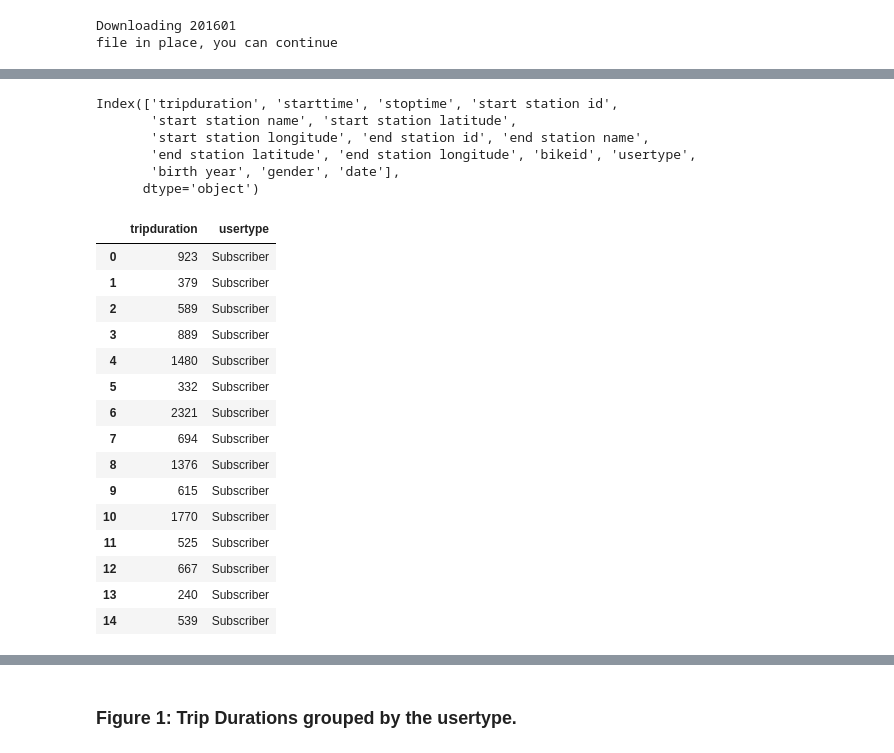
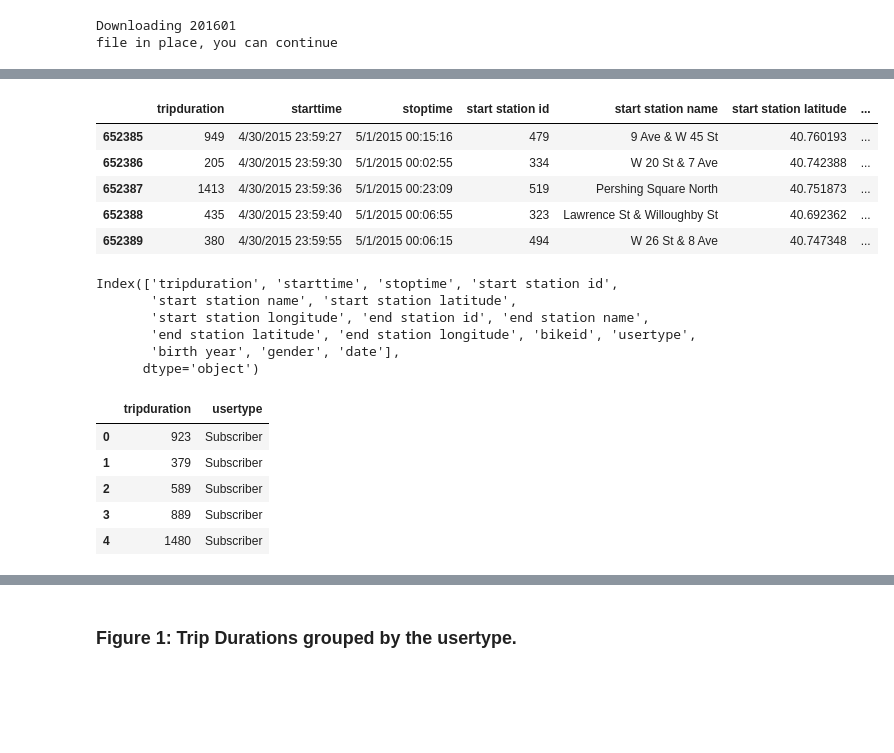
Before and after one commit to SohamMody/PUI2018_srm699, a Jupyter notebook: HW4_srm699/HW4_Assignment2.ipynb, the cells around one changed output, grey strips where cells are left out. Cells and saved outputs as stored; diff of their text form; code cells hidden in the pictures; blank space fills up the shorter version.

```diff
--- a/HW4_srm699/HW4_Assignment2.ipynb
+++ b/HW4_srm699/HW4_Assignment2.ipynb
@@ -79,3 +91,12 @@ df.head(15)
+# %%
+df.tail()
+# %% [output]
+|  | tripduration | starttime | stoptime | start station id | start station name | start station latitude | ... |
+| 652385 | 949 | 4/30/2015 23:59:27 | 5/1/2015 00:15:16 | 479 | 9 Ave & W 45 St | 40.760193 | ... |
+| 652386 | 205 | 4/30/2015 23:59:30 | 5/1/2015 00:02:55 | 334 | W 20 St & 7 Ave | 40.742388 | ... |
+| 652387 | 1413 | 4/30/2015 23:59:36 | 5/1/2015 00:23:09 | 519 | Pershing Square North | 40.751873 | ... |
+| 652388 | 435 | 4/30/2015 23:59:40 | 5/1/2015 00:06:55 | 323 | Lawrence St & Willoughby St | 40.692362 | ... |
+| 652389 | 380 | 4/30/2015 23:59:55 | 5/1/2015 00:06:15 | 494 | W 26 St & 8 Ave | 40.747348 | ... |
 # %%
 df.columns
 # %% [output]
@@ -92,7 +113,7 @@ df.drop(['starttime', 'stoptime', 'start station id',
        'end station latitude', 'end station longitude', 'bikeid',
        'birth year','gender','date'], axis=1, inplace=True)
 # %%
-df.head(15)
+df.head()
 # %% [output]
 |  | tripduration | usertype |
 | 0 | 923 | Subscriber |
@@ -100,16 +121,6 @@ df.head(15)
 | 2 | 589 | Subscriber |
 | 3 | 889 | Subscriber |
 | 4 | 1480 | Subscriber |
-| 5 | 332 | Subscriber |
-| 6 | 2321 | Subscriber |
-| 7 | 694 | Subscriber |
-| 8 | 1376 | Subscriber |
-| 9 | 615 | Subscriber |
-| 10 | 1770 | Subscriber |
-| 11 | 525 | Subscriber |
-| 12 | 667 | Subscriber |
-| 13 | 240 | Subscriber |
-| 14 | 539 | Subscriber |
 # %%
 df['tripduration'].min()
 # %% [output]
```
Also changed, not shown: parts of 15 cells of this notebook.
